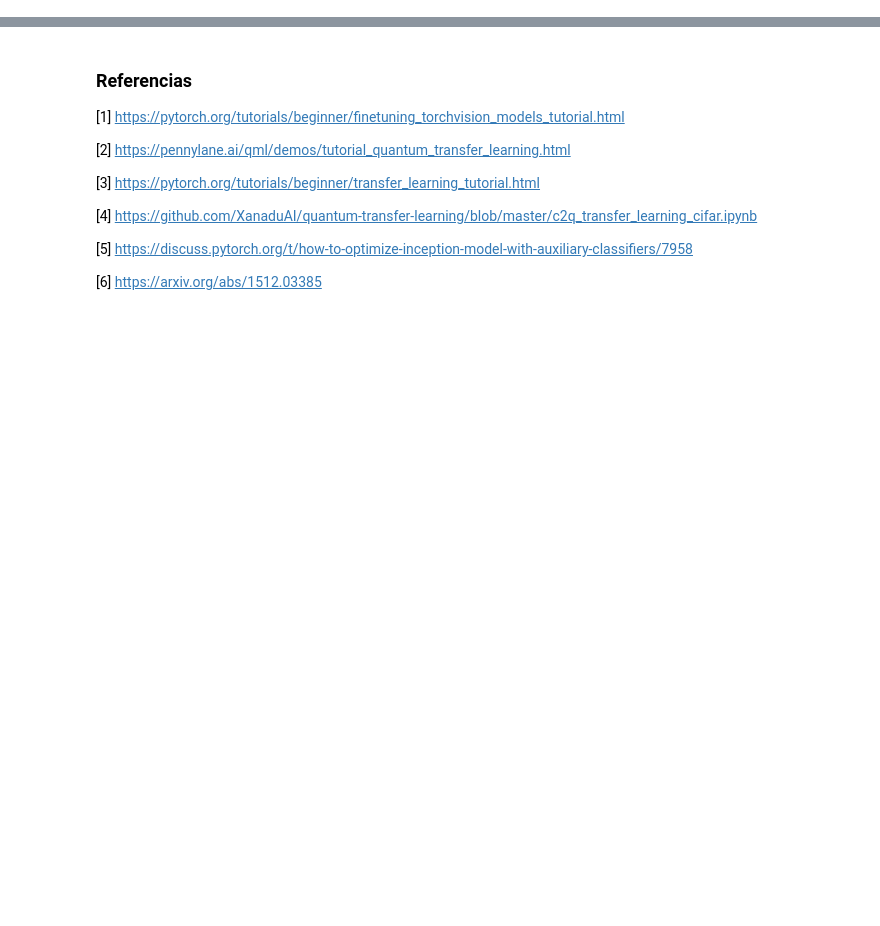
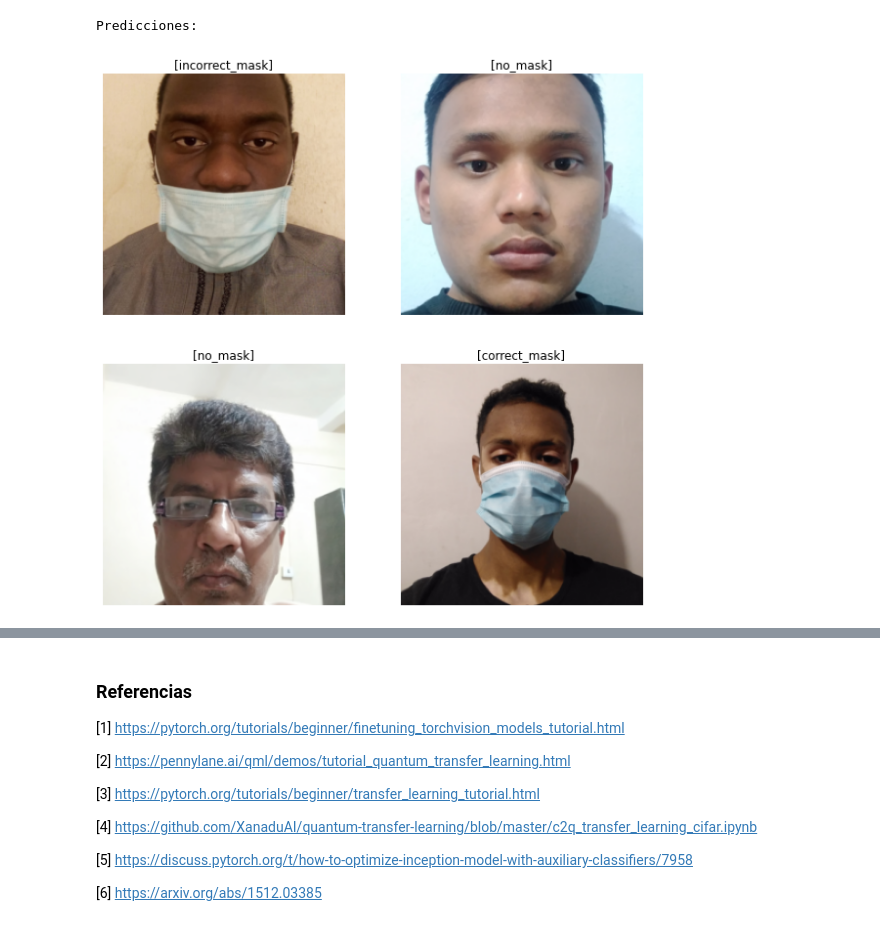
Before and after one commit to cjsotopa/Quantum, a Jupyter notebook: src/QTL.ipynb, the cells around one changed output, grey strips where cells are left out. Saved outputs shown, nothing was run; the diff lists cells and outputs as text; code cells hidden in the pictures; blank space fills up the shorter version.

```diff
--- a/src/QTL.ipynb
+++ b/src/QTL.ipynb
@@ -92,7 +93,7 @@ shots = 385
 rotacion = "Y"
 
 # Que circuito se va elegir para el diseño de la red cuantica
-circuito_op = "circuitoPersonalizado"
+circuito_op = "circuitoBasicEntangler"
 
 modelo_ft = None
 optimizador_ft = None
@@ -332,0 +940,34 @@ Numero de qubits: 4
+# %%
+######################################################################
+# Visualizacion de la prediccion [3]
+#------------------------------------------
+# num_imagenes es el total de imagenes a mostrar en la prediccion, no tiene nada que ver con el lote (batch_size)
+
+def visualiza_modelo(modelo, num_imagenes=6, nombre_figura='Predicciones'):
+    cont_imagenes = 0   # contador de imagenes procesadas correctamente hasta ahora
+    fig = plt.figure(nombre_figura, figsize=(10,10)) #redimensionamos el tamaño de la imagen
+
+    modelo.eval()
+    with torch.no_grad():
+        for i, (entradas, _etiquetas) in enumerate(datos_cargados_dict['pruebas']):
+            entradas = entradas.to(procesador)
+            etiquetas = torch.tensor(etiquetas_a_filtrar(_etiquetas))
+            etiquetas = etiquetas.to(procesador)
+            salidas = modelo(entradas)
+            _, preds = torch.max(salidas, 1)
+            for j in range(entradas.size()[0]):
+                cont_imagenes += 1
+                ax = plt.subplot(num_imagenes // 2, 2, cont_imagenes )
+                ax.axis('off')
+                ax.set_title('[{}]'.format(nombres_clases[preds[j]]))
+                muestra_imagen(entradas.cpu().data[j])
+                if cont_imagenes == num_imagenes:
+                    return
+
+
+#visualizamos el modelo
+print("Predicciones: ")
+visualiza_modelo(modelo_ft, num_imagenes=4)
+# %% [output]
+Predicciones:
+[figure, added]
```
Also changed, not shown: parts of 15 cells of this notebook.
